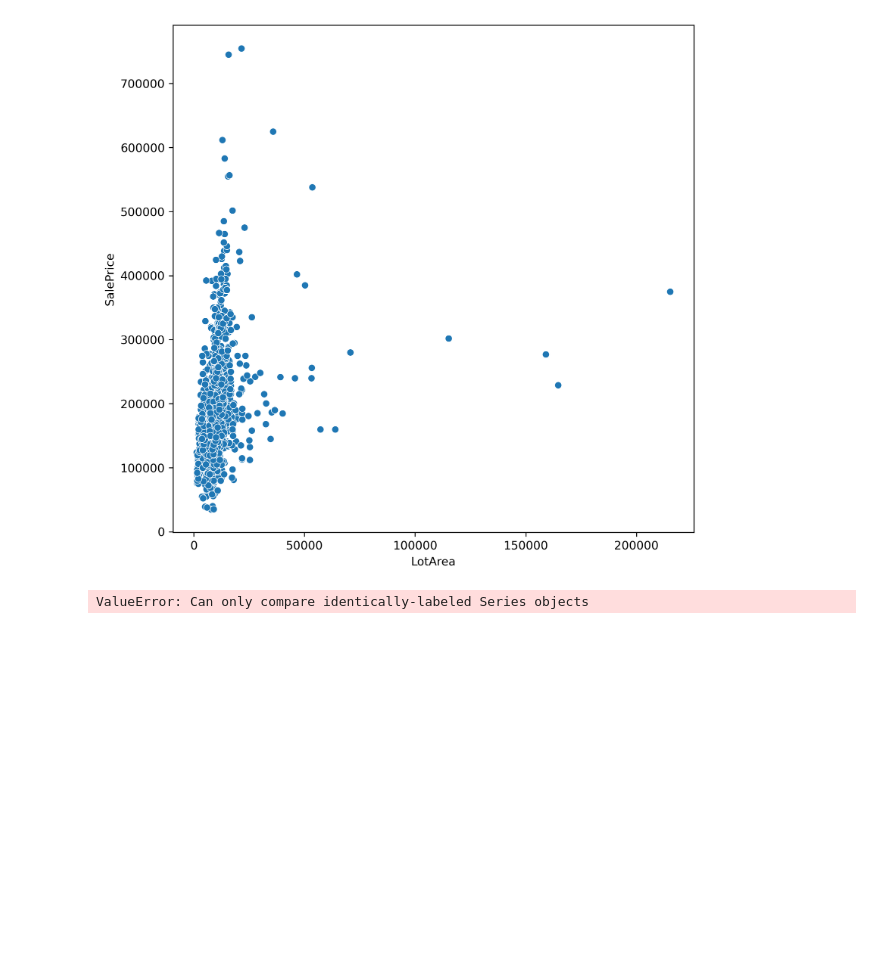
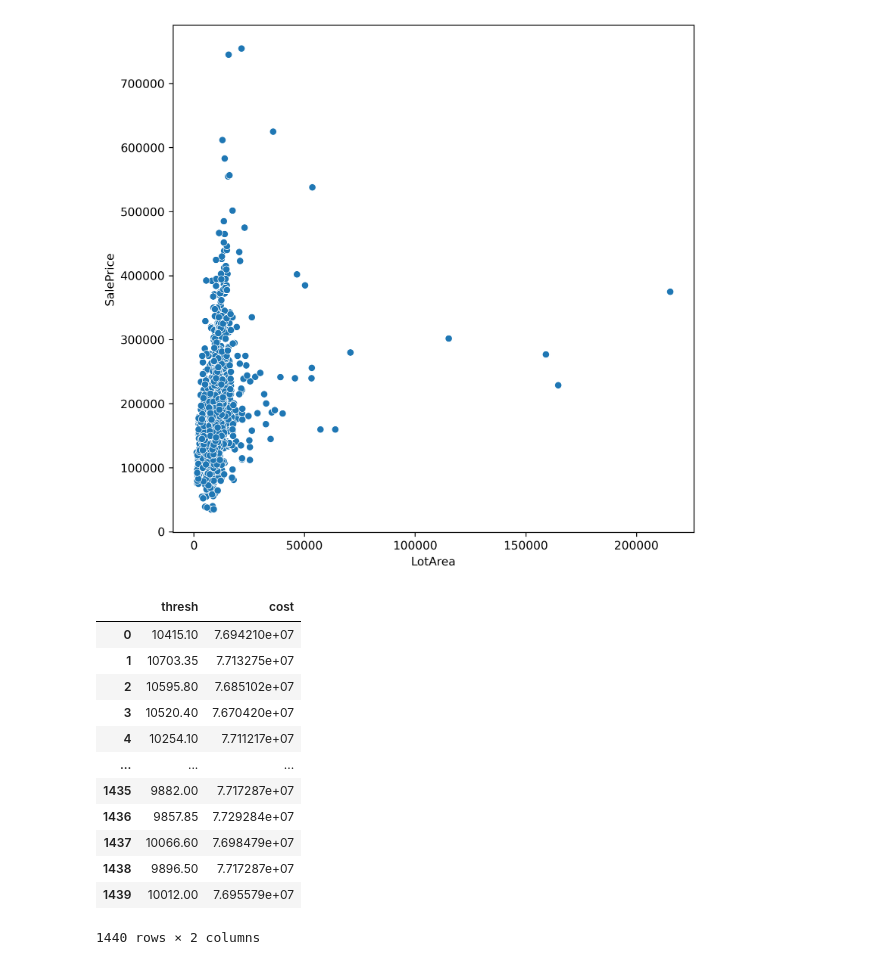
Before and after one commit to ashen007/Tree-based-regression-model, a Jupyter notebook: train.ipynb, the cells around one changed output. Drawn from its saved outputs; the diff is of its cells as text; code cells hidden in the pictures; blank space fills up the shorter version.

```diff
--- a/train.ipynb
+++ b/train.ipynb
@@ -151,5 +151,20 @@ class RootNode:
 # %%
-root = RootNode(subset,'LotArea','SalePrice',2)
-root.best_split()
+root = RootNode(subset,'LotArea','SalePrice',20)
+root_node = root.best_split()
-# %% [output]
-ValueError: Can only compare identically-labeled Series objects
+# %%
+root_node = pd.DataFrame(root_node[0],columns=['thresh','cost'])
+root_node
+# %% [output]
+|  | thresh | cost |
+| 0 | 10415.10 | 7.694210e+07 |
+| 1 | 10703.35 | 7.713275e+07 |
+| 2 | 10595.80 | 7.685102e+07 |
+| 3 | 10520.40 | 7.670420e+07 |
+| 4 | 10254.10 | 7.711217e+07 |
+| ... | ... | ... |
+| 1435 | 9882.00 | 7.717287e+07 |
+| 1436 | 9857.85 | 7.729284e+07 |
+| 1437 | 10066.60 | 7.698479e+07 |
+| 1438 | 9896.50 | 7.717287e+07 |
+| 1439 | 10012.00 | 7.695579e+07 |
+1440 rows × 2 columns
```
Also changed, not shown: parts of 3 cells of this notebook.
